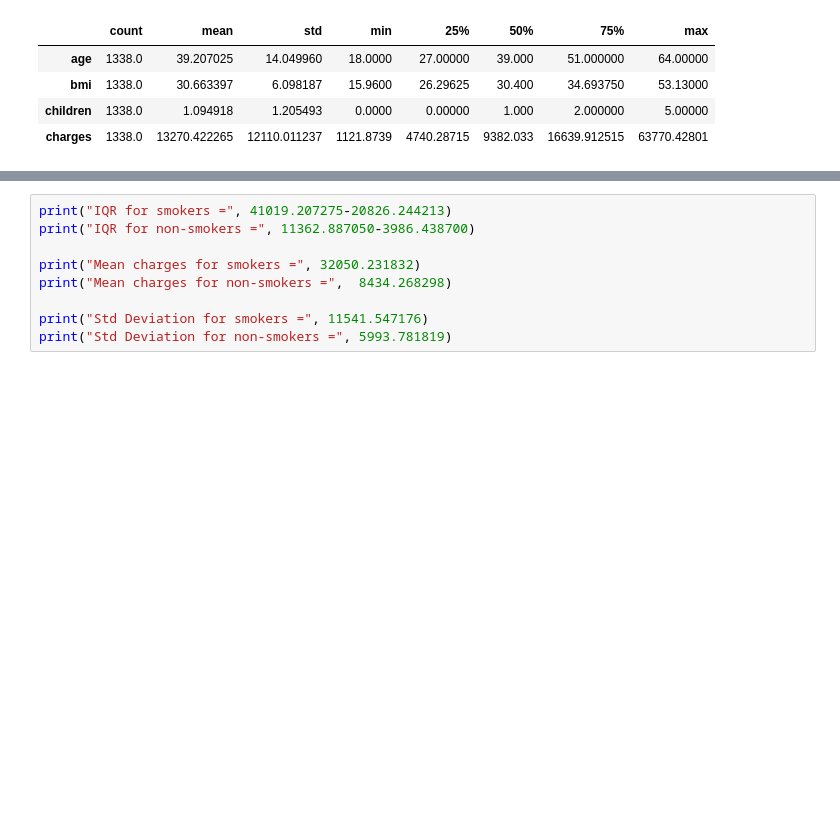
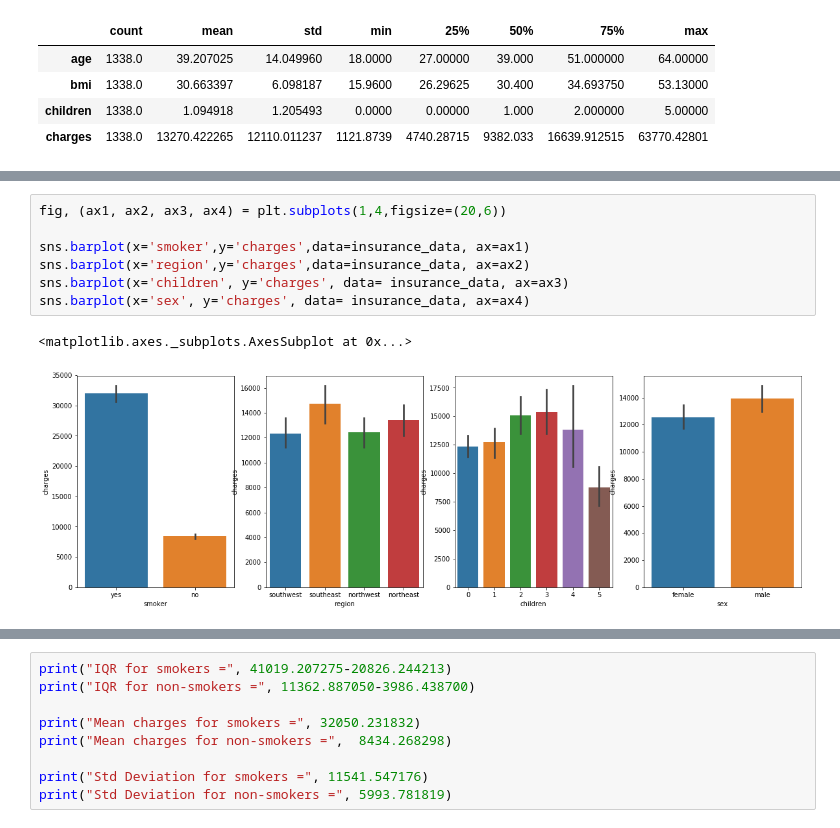
Before and after one commit to GreatLearningAIML1/bangalore-aug19-batch-pavan88, a Jupyter notebook: R2-Project-2-Statistical Learning.ipynb, the cells around one changed output, grey strips where cells are left out. Cells and saved outputs as stored; diff of their text form; blank space fills up the shorter version.

```diff
--- a/R2-Project-2-Statistical Learning.ipynb
+++ b/R2-Project-2-Statistical Learning.ipynb
@@ -134,0 +136,10 @@ We can see high outliers with charges more
+# %%
+fig, (ax1, ax2, ax3, ax4) = plt.subplots(1,4,figsize=(20,6))
+
+sns.barplot(x='smoker',y='charges',data=insurance_data, ax=ax1)
+sns.barplot(x='region',y='charges',data=insurance_data, ax=ax2)
+sns.barplot(x='children', y='charges', data= insurance_data, ax=ax3)
+sns.barplot(x='sex', y='charges', data= insurance_data, ax=ax4)
+# %% [output]
+<matplotlib.axes._subplots.AxesSubplot at 0x...>
+[figure, added]
```
Also changed, not shown: parts of 46 cells of this notebook.
